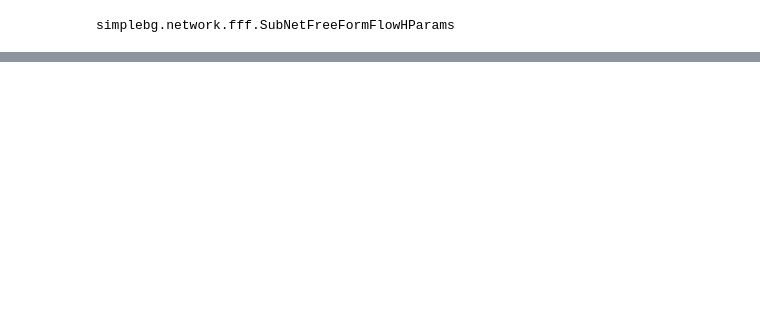
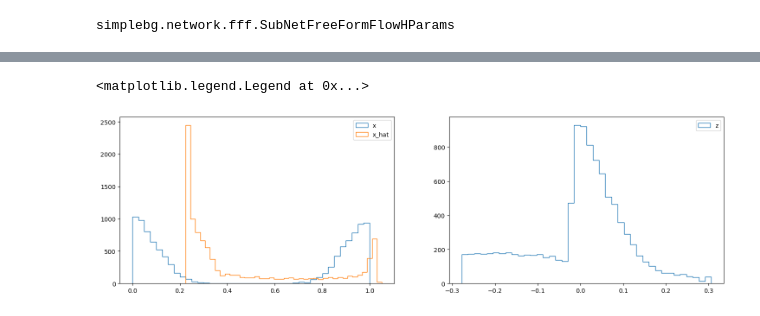
Before and after one commit to thelostscout/simplebg, a Jupyter notebook: notebooks/continuous_bondary_conditions.ipynb, the cells around one changed output, grey strips where cells are left out. Drawn from its saved outputs; the diff is of its cells as text; code cells hidden in the pictures; blank space fills up the shorter version.

Commit message:
Fixes for reverse KL and some quality of life changes.
Signed-off-by: 5c0u7 <70274113+5c0u7@users.noreply.github.com>

```diff
--- a/notebooks/continuous_bondary_conditions.ipynb
+++ b/notebooks/continuous_bondary_conditions.ipynb
@@ -60,19 +73,21 @@ class MyToyModel(ToyModel):
 # %%
 from simplebg.network.subnets.resnets import ResNetHParams
 from simplebg.network.fff import SubNetFreeFormFlowHParams
+from torch.nn import ReLU, SiLU
 
 loader_hparams = GaussLoaderHParams(
     train_split=0.75,
     val_split=0.05,
     test_split=0.2,
     kwargs={"dimensions": 1},
-    samples=10_000,
+    samples=100_000,
 )
 
 resnet_network_hparams = ResNetHParams(
-   depth_scheme=[6],
+   depth_scheme=[24],
     width_scheme=[64],
     batch_norm=False,
+    activation=SiLU(),
 )
 
 fff_network_hparams = SubNetFreeFormFlowHParams(
@@ -92,7 +107,7 @@ hparams = MyToyHParams(
         forward_kl=1.,
         reconstruction=10.,
     ),
-    max_epochs=20,
+    max_epochs=50,
     batch_size=1_000,
     lr_scheduler="OneCycleLR",
     optimizer=dict(
@@ -101,10 +116,10 @@ hparams = MyToyHParams(
         betas=[.99, .9999],
     ),
     accelerator="auto",
-    gradient_clip=10.,
+    # gradient_clip=10.,
 )
 
-trainer_kwargs = {"fast_dev_run": True, "enable_progress_bar": False}
+trainer_kwargs = {"fast_dev_run": False, "enable_progress_bar": True}
 logger_kwargs = {"name": "ShiftedGauss"}
 # %%
 from simplebg.network.fff import SubNetFreeFormFlow
@@ -134,2 +159,13 @@ RuntimeError: output with shape [125, 1, 1] doesn't match the broadcast shape [1
 # %%
-my_model.nn.forward(x).output.squeeze(1)
+fig, [ax, ax1] = plt.subplots(1, 2, figsize=(18, 5))
+x = ShiftedNormal(mu, .1).sample((10_000,1))
+ax.hist(x.detach().numpy(), bins=40, label="x", histtype="step")
+z = my_model.nn.forward(x).output.squeeze(1)
+ax1.hist(z.detach().numpy(), bins=40, label="z", histtype="step")
+x_hat = my_model.nn.reverse(z.unsqueeze(-1)).output.squeeze(1)
+ax.hist(x_hat.detach().numpy(), bins=40, label="x_hat", histtype="step")
+ax.legend()
+ax1.legend()
+# %% [output]
+<matplotlib.legend.Legend at 0x...>
+[figure, added]
```
Also changed, not shown: parts of 8 cells of this notebook, 17 other files.
